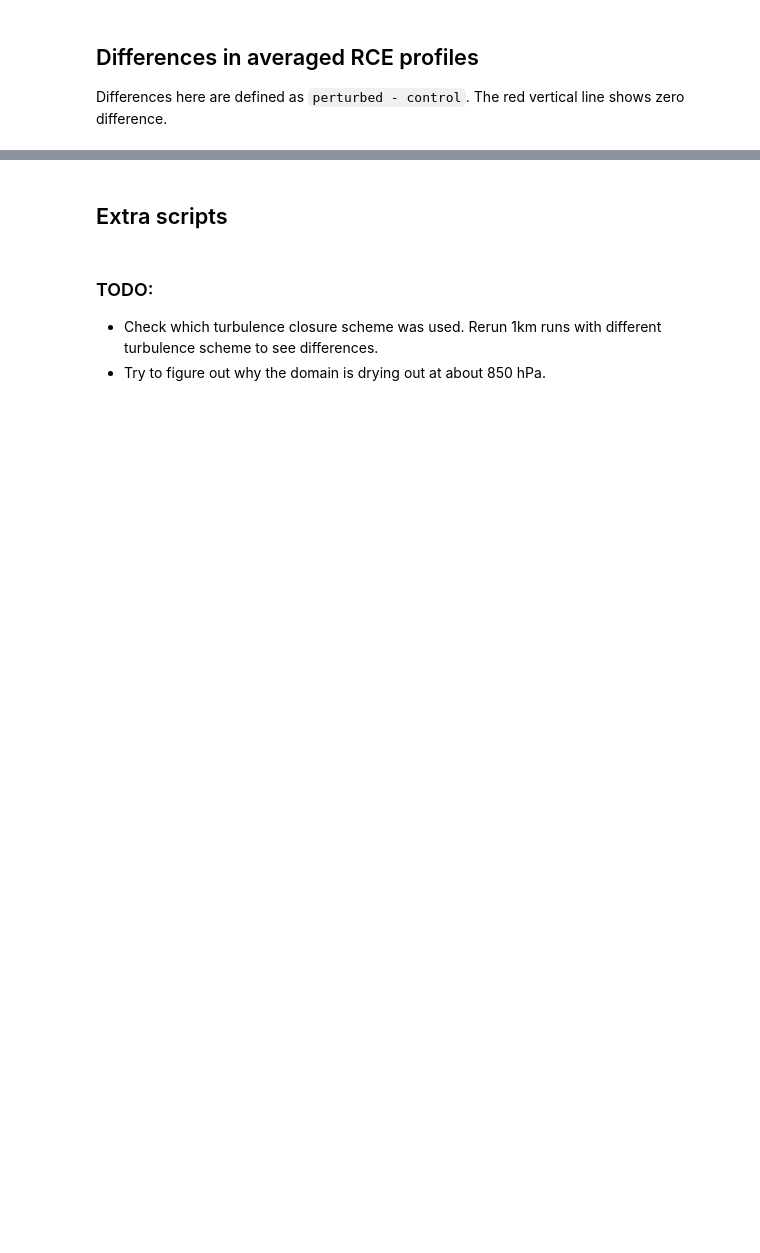
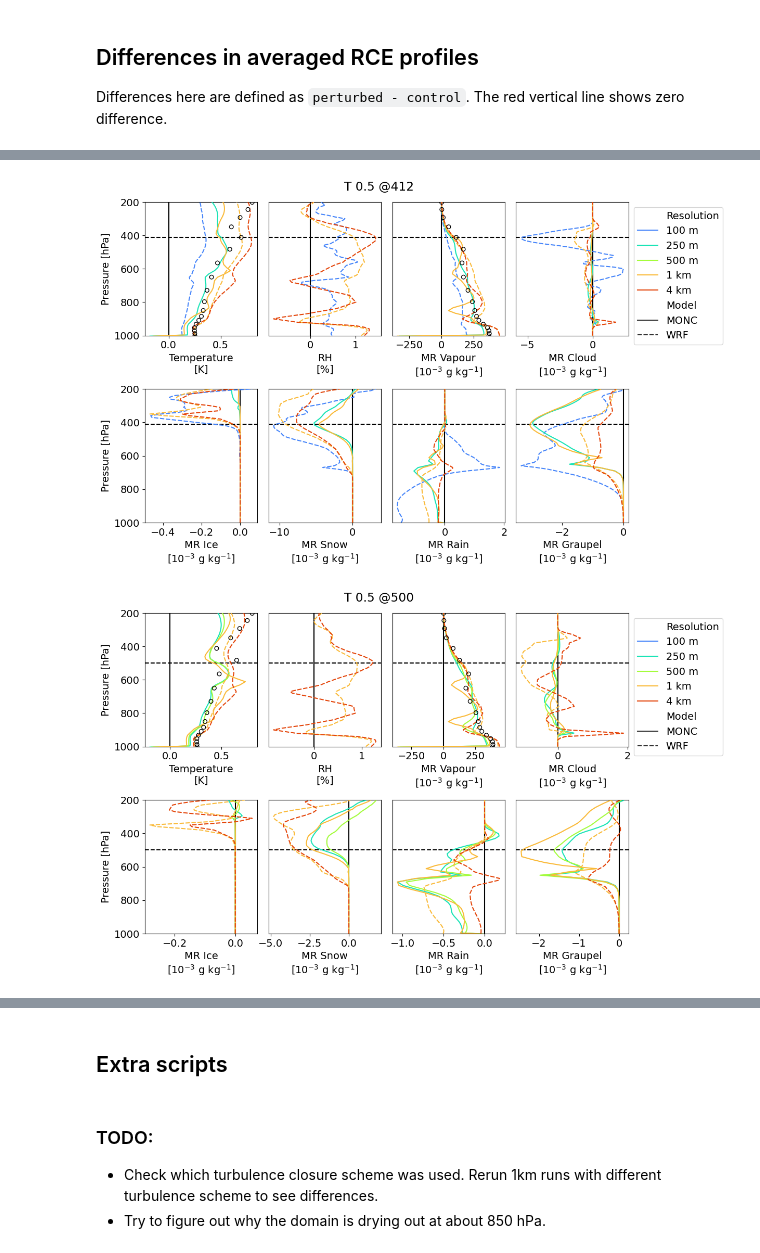
Before and after one commit to traupach/wrf_lrf_les, a Jupyter notebook: analysis/perturbation_analysis.ipynb, the cells around one changed output, grey strips where cells are left out. Drawn from its saved outputs; the diff is of its cells as text; code cells hidden in the pictures; blank space fills up the shorter version.

```diff
--- a/analysis/perturbation_analysis.ipynb
+++ b/analysis/perturbation_analysis.ipynb
@@ -283,0 +144,5 @@ plot_responses(
+# %%
+wp.plot_responses(responses=all_responses, refs=ref_responses)
+# %% [output]
+[figure, added]
+[figure, added]
```
Also changed, not shown: parts of 13 cells of this notebook, 16 other files.
